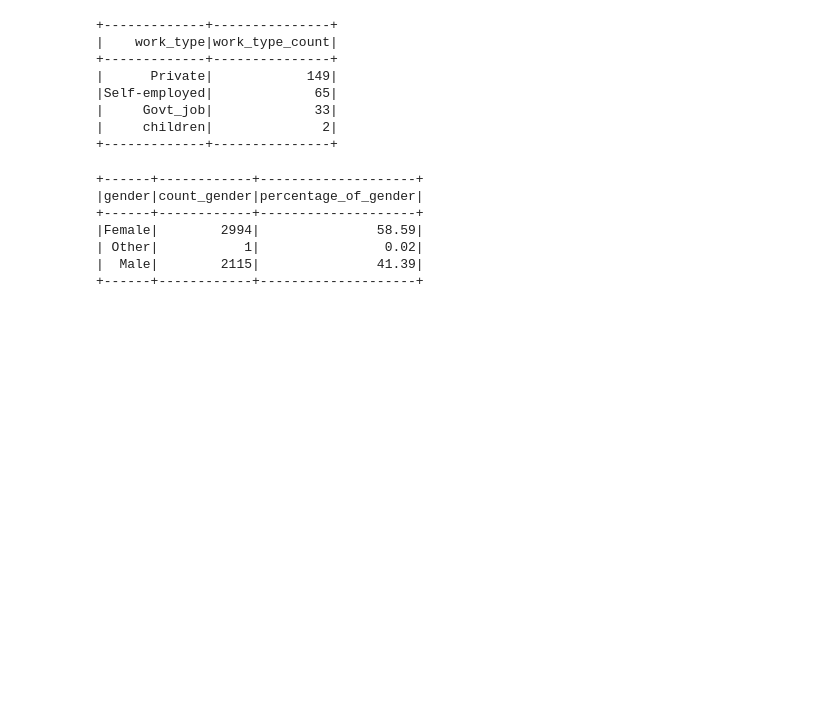
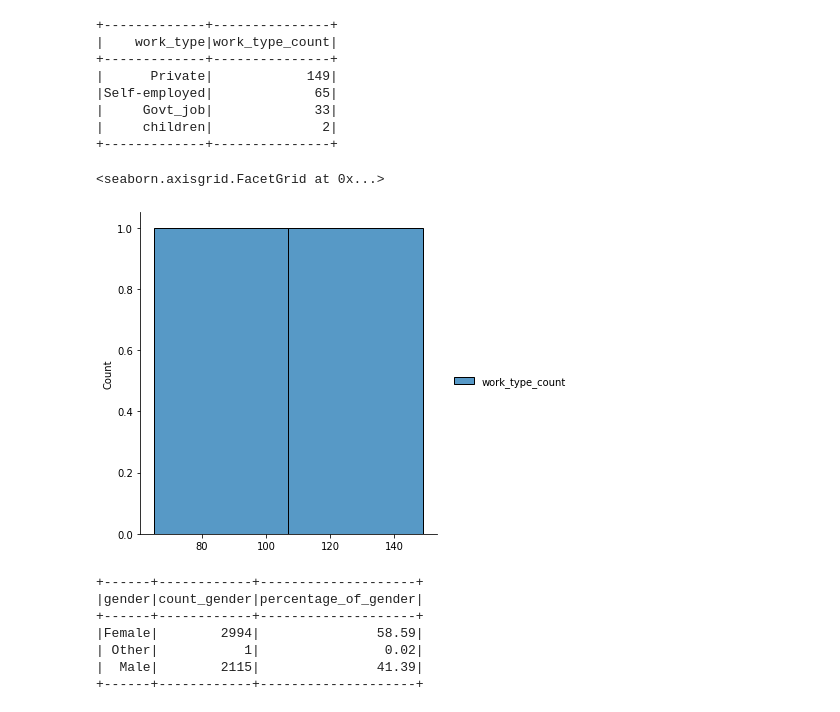
Before and after one commit to Giotanna/data_mining_project_2021, a Jupyter notebook: healthcare.ipynb, the cells around one changed output. Drawn from its saved outputs; the diff is of its cells as text; code cells hidden in the pictures; blank space fills up the shorter version.

```diff
--- a/healthcare.ipynb
+++ b/healthcare.ipynb
@@ -113,6 +121,13 @@ df_stroke.show()
 |     Govt_job|             33|
 |     children|              2|
 +-------------+---------------+
+# %%
+sa_df = df_stroke.select(['work_type_count']).sample(False,0.1,5)
+pandas_df = sa_df.toPandas()
+sns.displot(pandas_df)
+# %% [output]
+<seaborn.axisgrid.FacetGrid at 0x...>
+[figure, added]
 # %%
 #participated in this clinic measurement
 #58% Female. 41% Male
```
Also changed, not shown: parts of 3 cells of this notebook, 1 other file.
